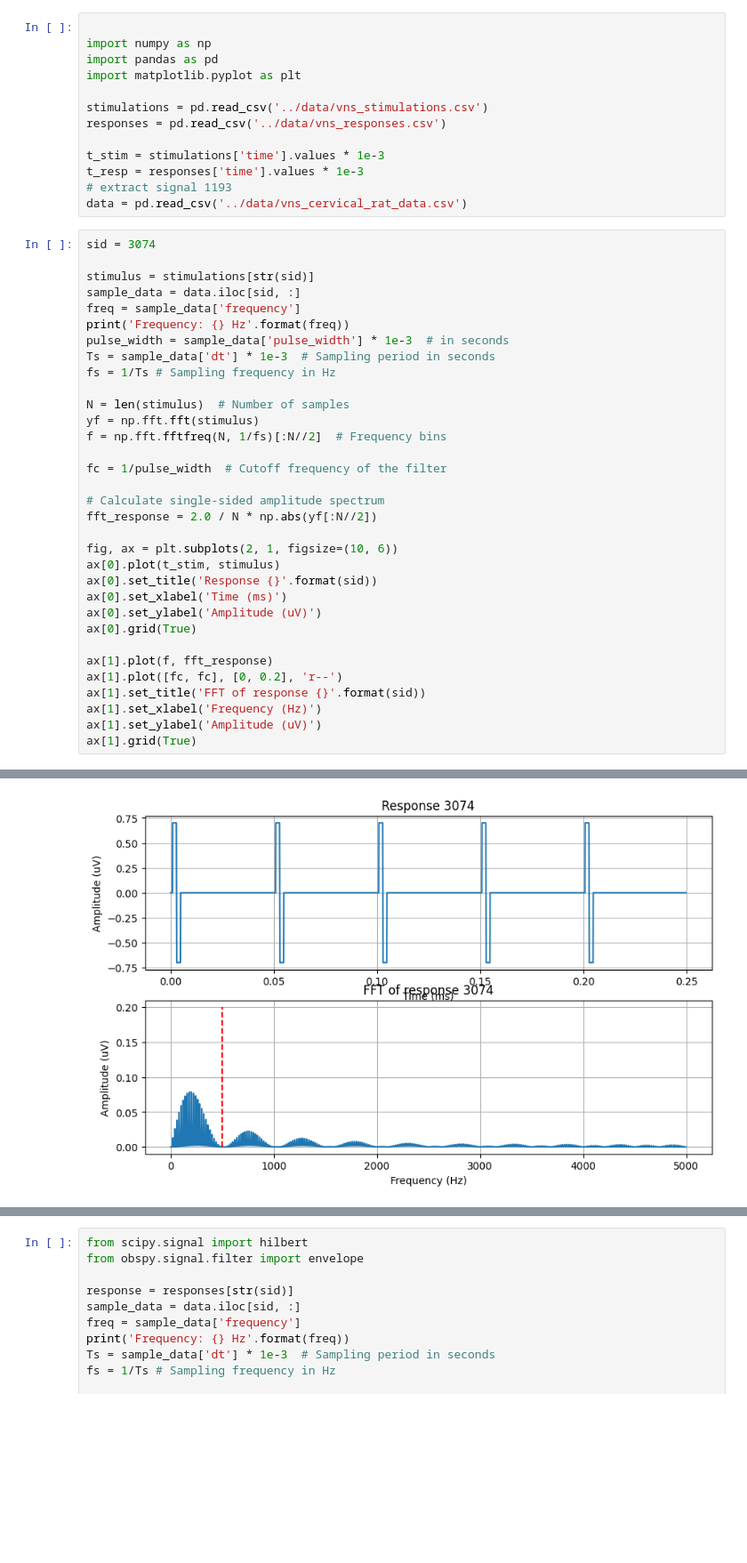
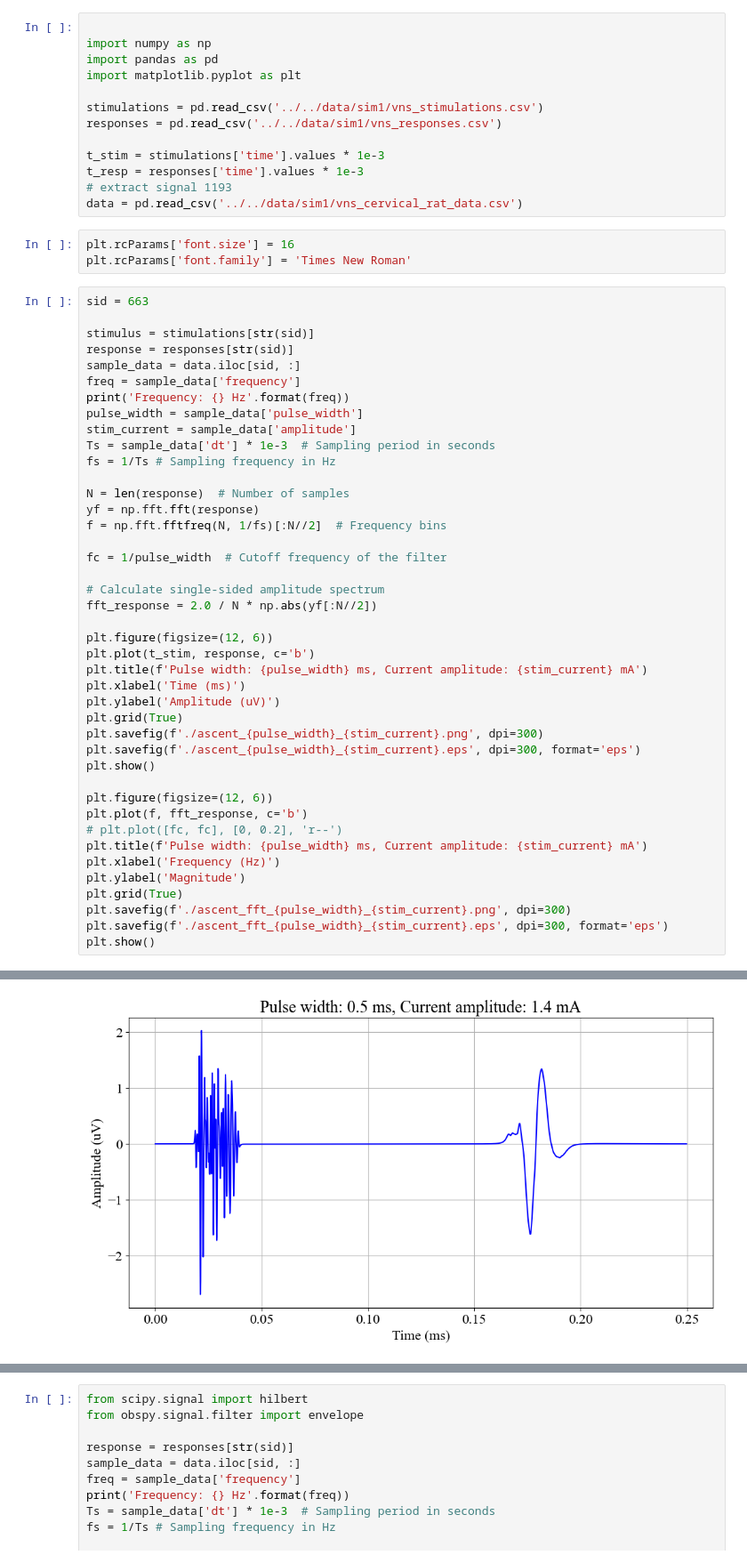
Before and after one commit to btarifi10/closed-loop-vns, a Jupyter notebook: src/data-analysis/playground-waveforms.ipynb, the cells around one changed output, grey strips where cells are left out. Shown at 89% size. Drawn from its saved outputs; the diff is of its cells as text; blank space fills up the shorter version.

```diff
--- a/src/data-analysis/playground-waveforms.ipynb
+++ b/src/data-analysis/playground-waveforms.ipynb
@@ -33,26 +33,31 @@ import numpy as np
 import pandas as pd
 import matplotlib.pyplot as plt
 
-stimulations = pd.read_csv('../data/vns_stimulations.csv')
-responses = pd.read_csv('../data/vns_responses.csv')
+stimulations = pd.read_csv('../../data/sim1/vns_stimulations.csv')
+responses = pd.read_csv('../../data/sim1/vns_responses.csv')
 
 t_stim = stimulations['time'].values * 1e-3
 t_resp = responses['time'].values * 1e-3
 # extract signal 1193
-data = pd.read_csv('../data/vns_cervical_rat_data.csv')
+data = pd.read_csv('../../data/sim1/vns_cervical_rat_data.csv')
+# %%
+plt.rcParams['font.size'] = 16
+plt.rcParams['font.family'] = 'Times New Roman'
 # %%
-sid = 3074
+sid = 663
 
 stimulus = stimulations[str(sid)]
+response = responses[str(sid)]
 sample_data = data.iloc[sid, :]
 freq = sample_data['frequency']
 print('Frequency: {} Hz'.format(freq))
-pulse_width = sample_data['pulse_width'] * 1e-3  # in seconds
+pulse_width = sample_data['pulse_width']
+stim_current = sample_data['amplitude']
 Ts = sample_data['dt'] * 1e-3  # Sampling period in seconds
 fs = 1/Ts # Sampling frequency in Hz
 
-N = len(stimulus)  # Number of samples
-yf = np.fft.fft(stimulus)
+N = len(response)  # Number of samples
+yf = np.fft.fft(response)
 f = np.fft.fftfreq(N, 1/fs)[:N//2]  # Frequency bins
 
 fc = 1/pulse_width  # Cutoff frequency of the filter
@@ -60,17 +65,24 @@ fc = 1/pulse_width  # Cutoff frequency of the filter
 # Calculate single-sided amplitude spectrum
 fft_response = 2.0 / N * np.abs(yf[:N//2])
 
-fig, ax = plt.subplots(2, 1, figsize=(10, 6))
-ax[0].plot(t_stim, stimulus)
-ax[0].set_title('Response {}'.format(sid))
-ax[0].set_xlabel('Time (ms)')
-ax[0].set_ylabel('Amplitude (uV)')
-ax[0].grid(True)
+plt.figure(figsize=(12, 6))
+plt.plot(t_stim, response, c='b')
+plt.title(f'Pulse width: {pulse_width} ms, Current amplitude: {stim_current} mA')
+plt.xlabel('Time (ms)')
+plt.ylabel('Amplitude (uV)')
+plt.grid(True)
+plt.savefig(f'./ascent_{pulse_width}_{stim_current}.png', dpi=300)
+plt.savefig(f'./ascent_{pulse_width}_{stim_current}.eps', dpi=300, format='eps')
+plt.show()
 
-ax[1].plot(f, fft_response)
-ax[1].plot([fc, fc], [0, 0.2], 'r--')
-ax[1].set_title('FFT of response {}'.format(sid))
-ax[1].set_xlabel('Frequency (Hz)')
-ax[1].set_ylabel('Amplitude (uV)')
-ax[1].grid(True)
+plt.figure(figsize=(12, 6))
+plt.plot(f, fft_response, c='b')
+# plt.plot([fc, fc], [0, 0.2], 'r--')
+plt.title(f'Pulse width: {pulse_width} ms, Current amplitude: {stim_current} mA')
+plt.xlabel('Frequency (Hz)')
+plt.ylabel('Magnitude')
+plt.grid(True)
+plt.savefig(f'./ascent_fft_{pulse_width}_{stim_current}.png', dpi=300)
+plt.savefig(f'./ascent_fft_{pulse_width}_{stim_current}.eps', dpi=300, format='eps')
+plt.show()
 # %% [output]
@@ -78 +90 @@ Frequency: 20 Hz
-[figure, old version]
+[figure, new version]
```
Also changed, not shown: parts of 4 cells of this notebook, 6 other files.
